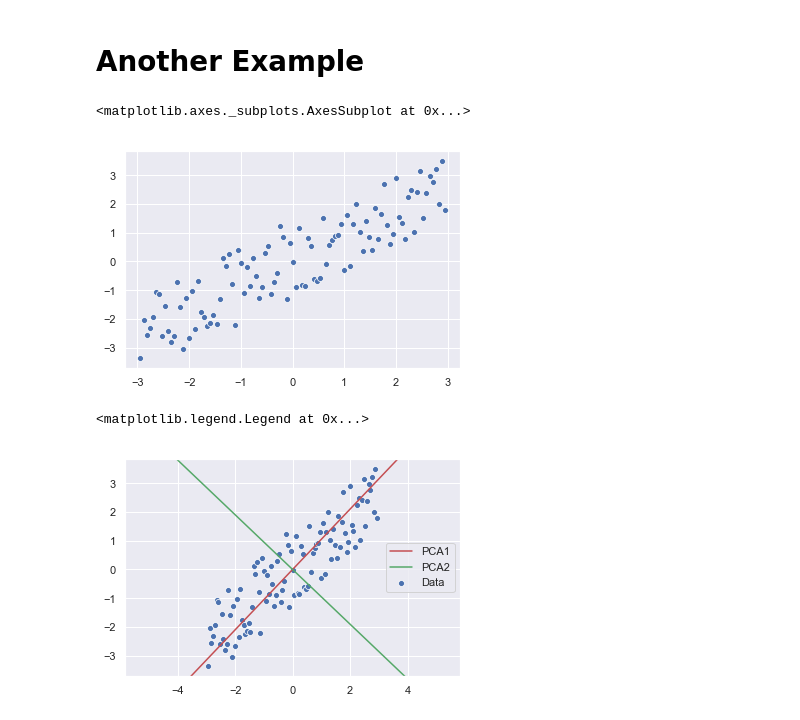
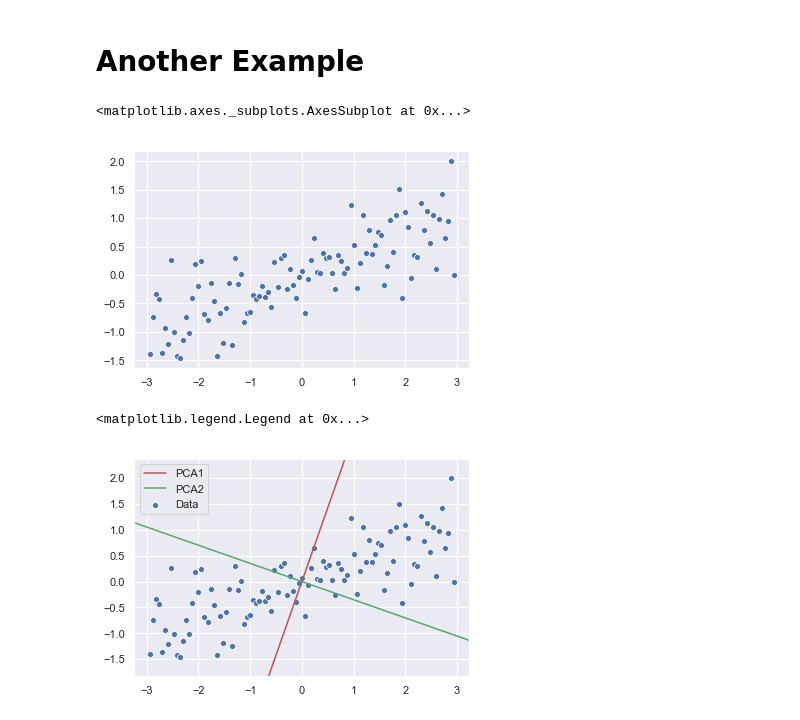
Before and after one commit to goelsaksham/umn_csci_5521_fall_2018, a Jupyter notebook: practice/Midterm_2/PCA.ipynb, the cells around one changed output. Saved outputs shown, nothing was run; the diff lists cells and outputs as text; code cells hidden in the pictures.

```diff
--- a/practice/Midterm_2/PCA.ipynb
+++ b/practice/Midterm_2/PCA.ipynb
@@ -132,16 +132,16 @@ Explained Variance Ratio Accumulated:
 # %%
 # Making our own dataset
 x = np.linspace(-1, 1, 101)
-y = x + np.random.rand(x.shape[0])
+y = 0.5*x + (np.random.normal(x))
 X = np.array(list(zip(x, y)))
 # Making sure that the data is zero centered and normalized
 X = (X - np.mean(X, axis=0))
 X = X/np.var(X, axis=0)
 # Plotting the dataset
 sns.scatterplot(X[:, 0], X[:, 1])
 # %% [output]
 <matplotlib.axes._subplots.AxesSubplot at 0x...>
-[figure, old version]
+[figure, new version]
 # %%
 # Doing a Single Value Decomposition
 [U, S, Vt] = np.linalg.svd(X, full_matrices=False)
@@ -163,7 +163,7 @@ ax.set_ylim(y_lim)
 ax.legend('PCA1,PCA2,Data'.split(','))
 # %% [output]
 <matplotlib.legend.Legend at 0x...>
-[figure, old version]
+[figure, new version]
 # %%
 # Projecting the Data onto the new Orthongonal Eigenvectors
 Z = X@V
```
Also changed, not shown: parts of 5 cells of this notebook.
